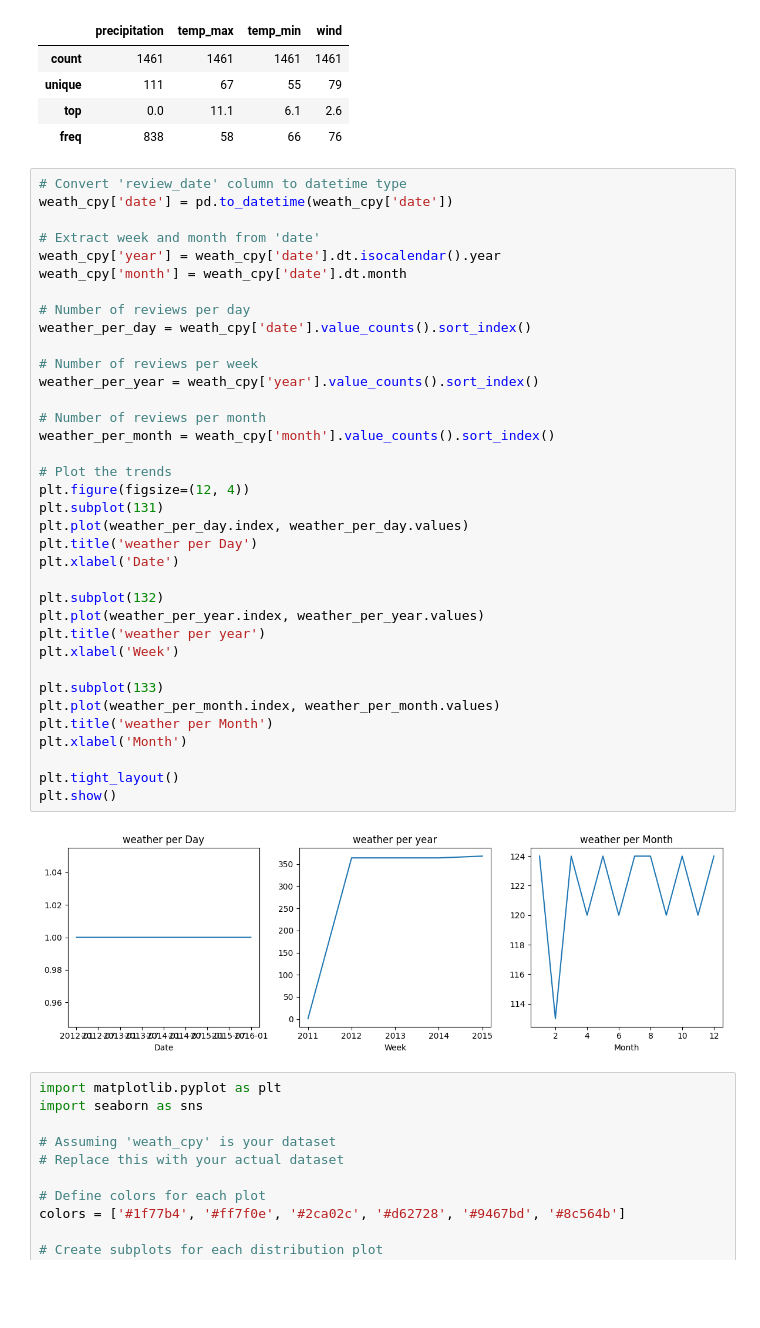
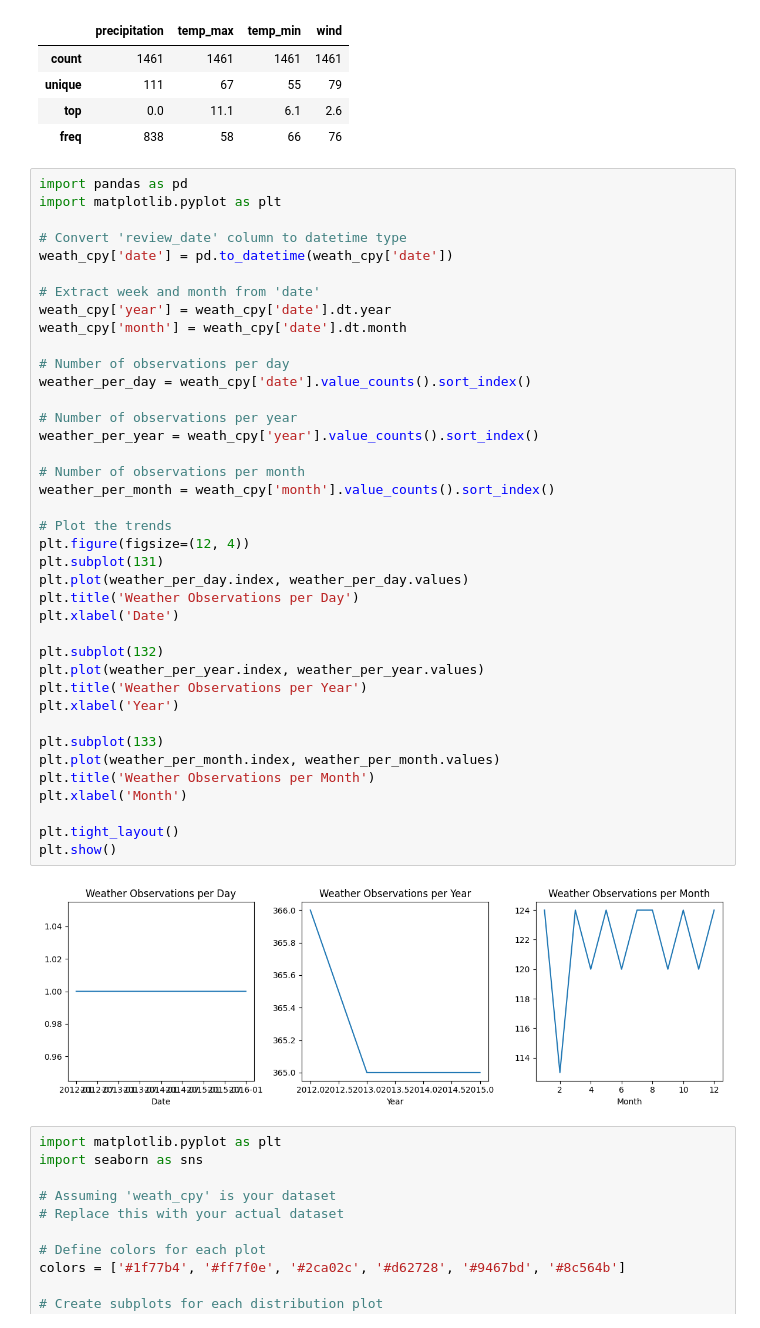
Before and after one commit to shubhangi24kashid/SkyCast, a Jupyter notebook: detection.ipynb, the cells around one changed output. Saved outputs shown, nothing was run; the diff lists cells and outputs as text; blank space fills up the shorter version.

```diff
--- a/detection.ipynb
+++ b/detection.ipynb
@@ -268,43 +264,46 @@ weath_cpy[["precipitation","temp_max","temp_min","wind"]].describe()
 | top | 0.0 | 11.1 | 6.1 | 2.6 |
 | freq | 838 | 58 | 66 | 76 |
 # %%
+import pandas as pd
+import matplotlib.pyplot as plt
+
 # Convert 'review_date' column to datetime type
 weath_cpy['date'] = pd.to_datetime(weath_cpy['date'])
 
 # Extract week and month from 'date'
-weath_cpy['year'] = weath_cpy['date'].dt.isocalendar().year
+weath_cpy['year'] = weath_cpy['date'].dt.year
 weath_cpy['month'] = weath_cpy['date'].dt.month
 
-# Number of reviews per day
+# Number of observations per day
 weather_per_day = weath_cpy['date'].value_counts().sort_index()
 
-# Number of reviews per week
+# Number of observations per year
 weather_per_year = weath_cpy['year'].value_counts().sort_index()
 
-# Number of reviews per month
+# Number of observations per month
 weather_per_month = weath_cpy['month'].value_counts().sort_index()
 
 # Plot the trends
 plt.figure(figsize=(12, 4))
 plt.subplot(131)
 plt.plot(weather_per_day.index, weather_per_day.values)
-plt.title('weather per Day')
+plt.title('Weather Observations per Day')
 plt.xlabel('Date')
 
 plt.subplot(132)
 plt.plot(weather_per_year.index, weather_per_year.values)
-plt.title('weather per year')
-plt.xlabel('Week')
+plt.title('Weather Observations per Year')
+plt.xlabel('Year')
 
 plt.subplot(133)
 plt.plot(weather_per_month.index, weather_per_month.values)
-plt.title('weather per Month')
+plt.title('Weather Observations per Month')
 plt.xlabel('Month')
 
 plt.tight_layout()
 plt.show()
 # %% [output]
-[figure, old version]
+[figure, new version]
 # %%
 import matplotlib.pyplot as plt
 import seaborn as sns
```
Also changed, not shown: parts of 23 cells of this notebook.
